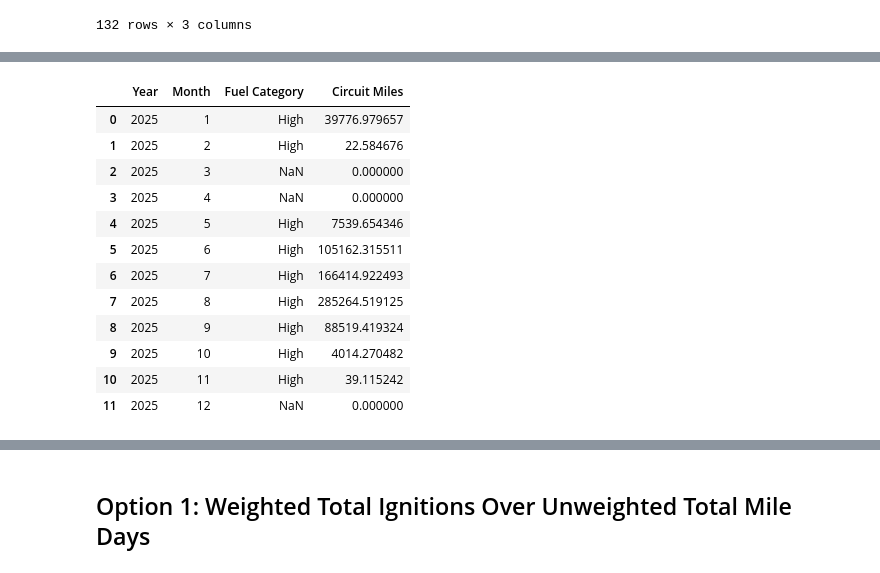
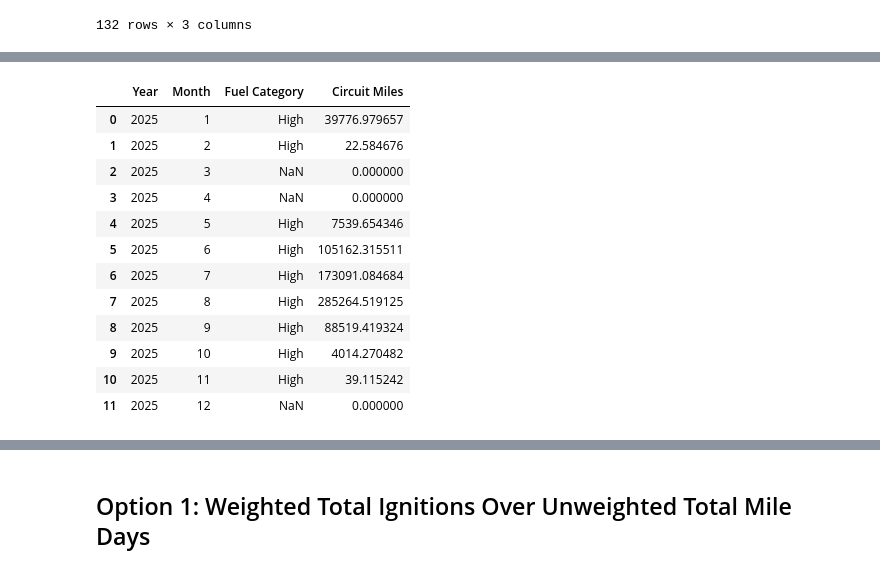
Before and after one commit to charliet202020/Ignition-Goal-Setting-Github, a Jupyter notebook: Circuit_Level_Analysis_Distribution_Only.ipynb, the cells around one changed output, grey strips where cells are left out. Saved outputs shown, nothing was run; the diff lists cells and outputs as text; code cells hidden in the pictures.

```diff
--- a/Circuit_Level_Analysis_Distribution_Only.ipynb
+++ b/Circuit_Level_Analysis_Distribution_Only.ipynb
@@ -1553,35 +1535,37 @@ historical_2025_first_half['FuelsIndex_max_FPI2'] = historical_2025_first_half['
 historical_2025_first_half = historical_2025_first_half[['Date','Circuit','FuelsIndex_max_FPI2',]]
 # create a copy for merging to get miles
 temp_forecast = dist_df_forecast_agg[['Date', 'Circuit', 'Circuit Miles']].copy()
 historical_2025_first_half = pd.merge(historical_2025_first_half, temp_forecast, left_on=['Date','Circuit'], right_on=['Date','Circuit'], how='left')
 # concat with second half forecast data
 temp_forecast_2025_second_half = dist_df_forecast_agg[['Date', 'Circuit', 'FuelsIndex_max_FPI2', 'Circuit Miles']].copy()
 # filter for dates after 2025-07-01
-temp_forecast_2025_second_half = temp_forecast_2025_second_half[temp_forecast_2025_second_half['Date'] > '2025-07-01']
+temp_forecast_2025_second_half = temp_forecast_2025_second_half[temp_forecast_2025_second_half['Date'] >= '2025-07-01'] # changed to greater than or equal to to include July 1 data
 # concat
 historical_2025_full = pd.concat([historical_2025_first_half, temp_forecast_2025_second_half], ignore_index=True)
 # create a month and category column
 historical_2025_full['Month'] = pd.to_datetime(historical_2025_full['Date']).dt.month
 historical_2025_full['Fuel Category'] = np.where(historical_2025_full['FuelsIndex_max_FPI2'] >= 0.85, 'High', 'Low')
+# get a copy before aggregating
+historical_2025_full_before_agg = historical_2025_full.copy()
 # aggregate by Month and Fuel Category
 historical_2025_full = historical_2025_full.groupby(['Month', 'Fuel Category']).agg({'Circuit Miles': 'sum'}).reset_index()
 # keep only High category
 historical_2025_full = historical_2025_full[historical_2025_full['Fuel Category'] == 'High']
 # merge with all months dataframe for 2025
 all_months_2025 = pd.DataFrame({'Year': [2025]*12, 'Month': list(range(1, 13))})
 historical_2025_full = all_months_2025.merge(historical_2025_full, on='Month', how='left')
 # fill na with 0
 historical_2025_full['Circuit Miles'] = historical_2025_full['Circuit Miles'].fillna(0)
 historical_2025_full
 # %% [output]
 |  | Year | Month | Fuel Category | Circuit Miles |
 | 0 | 2025 | 1 | High | 39776.979657 |
 | 1 | 2025 | 2 | High | 22.584676 |
 | 2 | 2025 | 3 | NaN | 0.000000 |
 | 3 | 2025 | 4 | NaN | 0.000000 |
 | 4 | 2025 | 5 | High | 7539.654346 |
 | 5 | 2025 | 6 | High | 105162.315511 |
-| 6 | 2025 | 7 | High | 166414.922493 |
+| 6 | 2025 | 7 | High | 173091.084684 |
 | 7 | 2025 | 8 | High | 285264.519125 |
 | 8 | 2025 | 9 | High | 88519.419324 |
 | 9 | 2025 | 10 | High | 4014.270482 |
```
Also changed, not shown: parts of 16 cells of this notebook, 4 other files.
